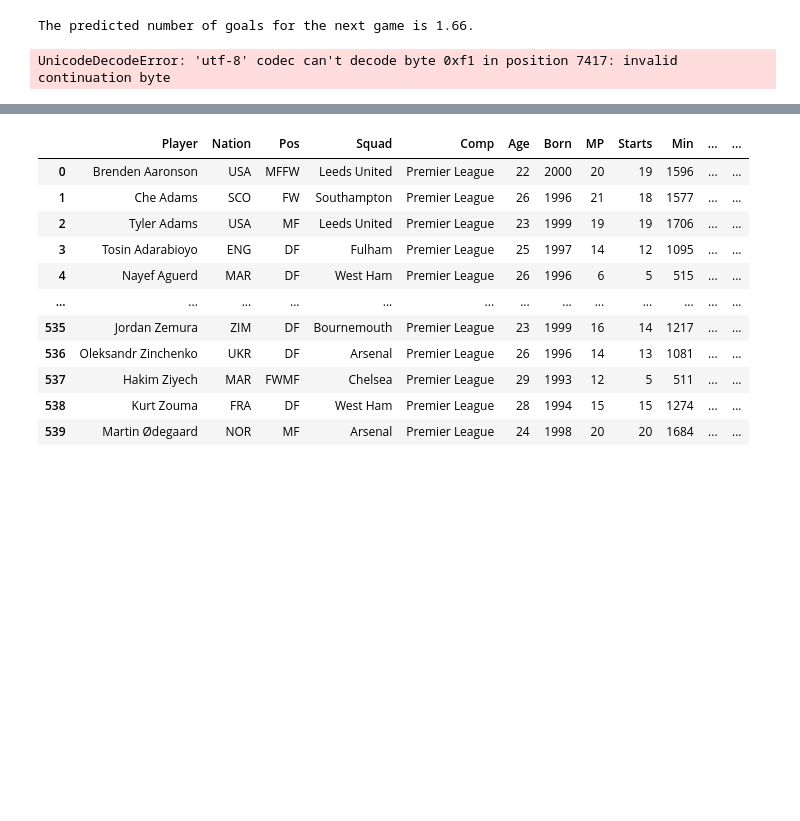
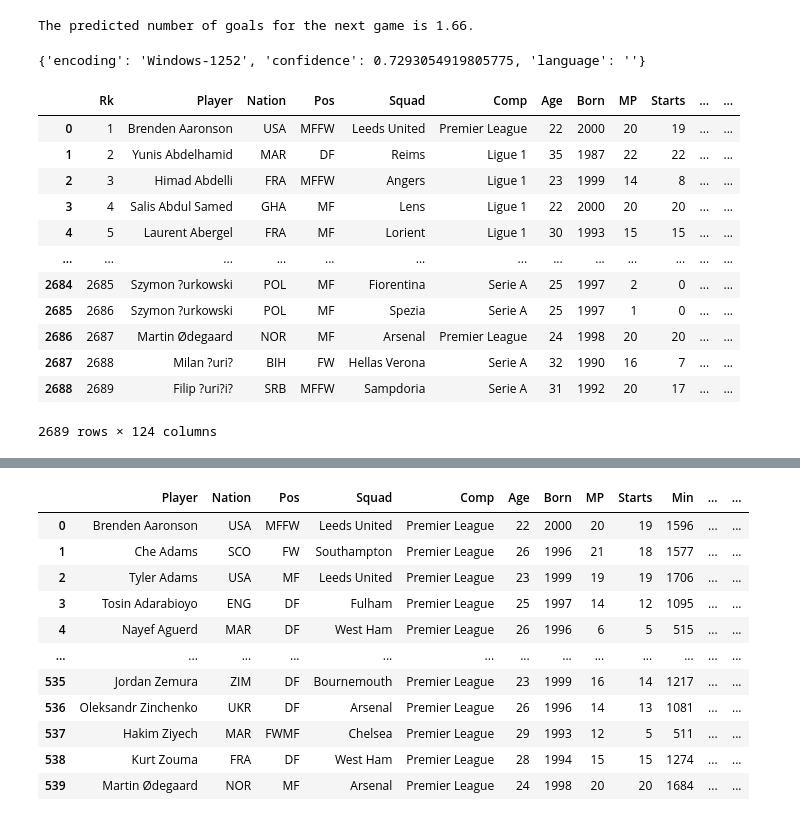
Before and after one commit to srivatsav09/analysing-PL-2022-2023, a Jupyter notebook: FootballPrediction.ipynb, the cells around one changed output, grey strips where cells are left out. Saved outputs shown, nothing was run; the diff lists cells and outputs as text; code cells hidden in the pictures; blank space fills up the shorter version.

```diff
--- a/FootballPrediction.ipynb
+++ b/FootballPrediction.ipynb
@@ -463,13 +463,32 @@ print(f"The predicted number of goals for the next game is {next_game_prediction
 # %% [output]
 [figure]
 The predicted number of goals for the next game is 1.66.
+# %%
+import pandas as pd
+import chardet
+import numpy as np
+with open('player_stats.csv', 'rb') as f:
+    result = chardet.detect(f.read())
+players = pd.read_csv('player_stats.csv', encoding=result['encoding'])
+result
+# %% [output]
+{'encoding': 'Windows-1252', 'confidence': 0.7293054919805775, 'language': ''}
 # %%
-import pandas as pd
-import numpy as np
-import matplotlib.pyplot as plt
-players = pd.read_csv("player_stats.csv")
+players
 # %% [output]
+|  | Rk | Player | Nation | Pos | Squad | Comp | Age | Born | MP | Starts | ... | ... |
+| 0 | 1 | Brenden Aaronson | USA | MFFW | Leeds United | Premier League | 22 | 2000 | 20 | 19 | ... | ... |
+| 1 | 2 | Yunis Abdelhamid | MAR | DF | Reims | Ligue 1 | 35 | 1987 | 22 | 22 | ... | ... |
+| 2 | 3 | Himad Abdelli | FRA | MFFW | Angers | Ligue 1 | 23 | 1999 | 14 | 8 | ... | ... |
+| 3 | 4 | Salis Abdul Samed | GHA | MF | Lens | Ligue 1 | 22 | 2000 | 20 | 20 | ... | ... |
+| 4 | 5 | Laurent Abergel | FRA | MF | Lorient | Ligue 1 | 30 | 1993 | 15 | 15 | ... | ... |
+| ... | ... | ... | ... | ... | ... | ... | ... | ... | ... | ... | ... | ... |
+| 2684 | 2685 | Szymon ?urkowski | POL | MF | Fiorentina | Serie A | 25 | 1997 | 2 | 0 | ... | ... |
+| 2685 | 2686 | Szymon ?urkowski | POL | MF | Spezia | Serie A | 25 | 1997 | 1 | 0 | ... | ... |
+| 2686 | 2687 | Martin Ødegaard | NOR | MF | Arsenal | Premier League | 24 | 1998 | 20 | 20 | ... | ... |
+| 2687 | 2688 | Milan ?uri? | BIH | FW | Hellas Verona | Serie A | 32 | 1990 | 16 | 7 | ... | ... |
+| 2688 | 2689 | Filip ?uri?i? | SRB | MFFW | Sampdoria | Serie A | 31 | 1992 | 20 | 17 | ... | ... |
-UnicodeDecodeError: 'utf-8' codec can't decode byte 0xf1 in position 7417: invalid continuation byte
+2689 rows × 124 columns
 # %%
 players.head()
 # %% [output]
```
Also changed, not shown: parts of 4 cells of this notebook.
